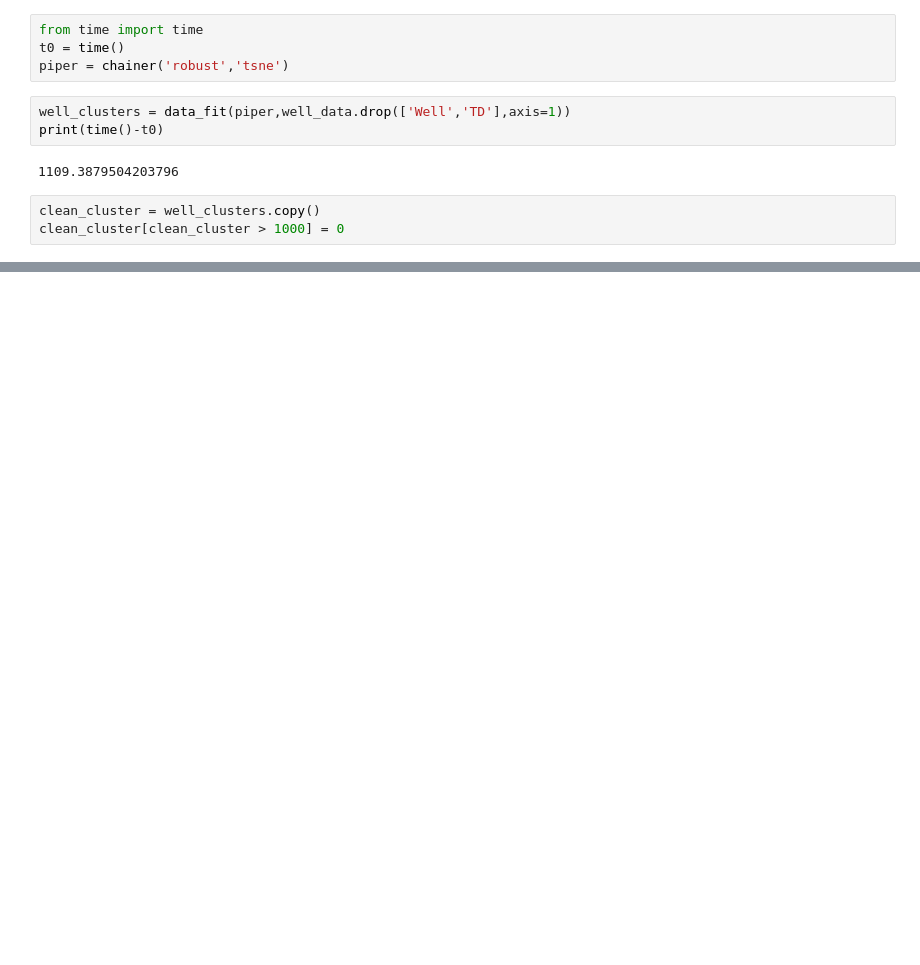
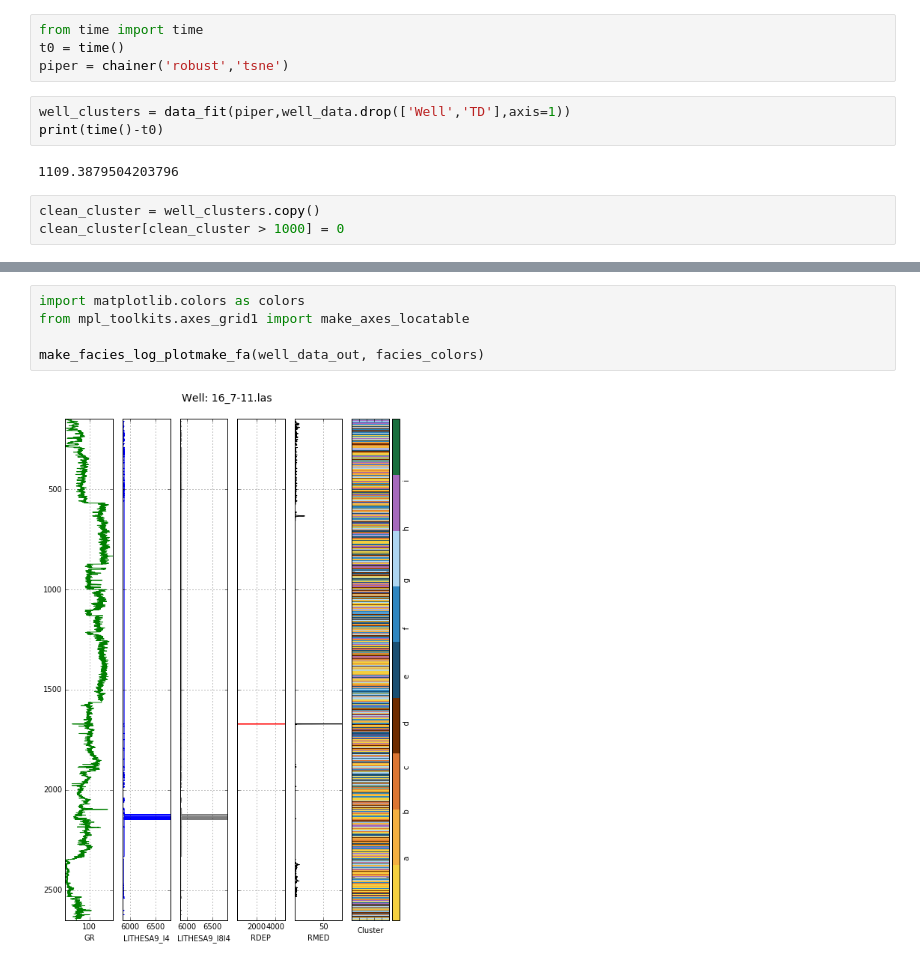
Before and after one commit to JesperDramsch/embedding, a Jupyter notebook: ML_Pipeline.ipynb, the cells around one changed output, grey strips where cells are left out. Drawn from its saved outputs; the diff is of its cells as text; blank space fills up the shorter version.

```diff
--- a/ML_Pipeline.ipynb
+++ b/ML_Pipeline.ipynb
@@ -112,0 +251,7 @@ plt.show()
+# %%
+import matplotlib.colors as colors
+from mpl_toolkits.axes_grid1 import make_axes_locatable
+
+make_facies_log_plotmake_fa(well_data_out, facies_colors)
+# %% [output]
+[figure, added]
```
Also changed, not shown: parts of 14 cells of this notebook, 2 other files.
